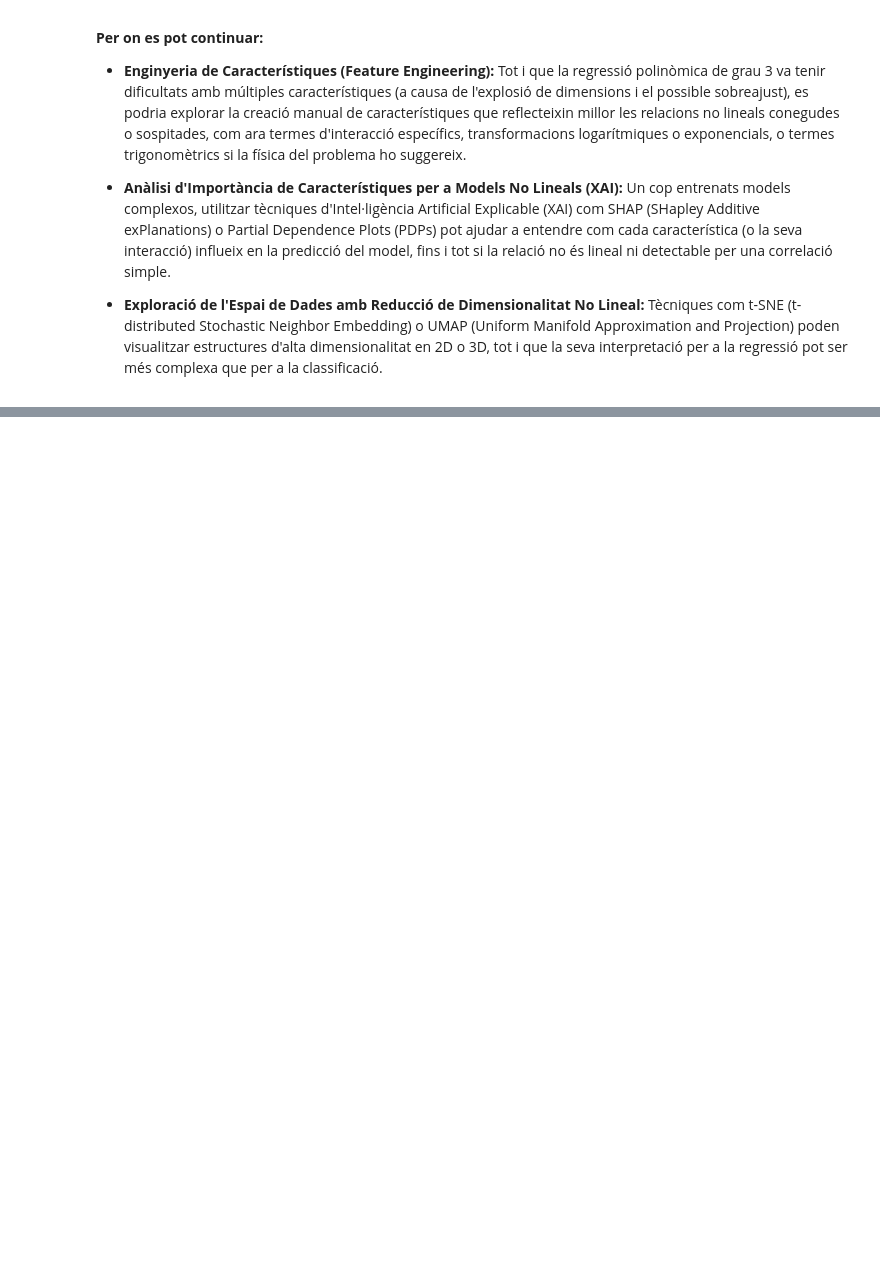
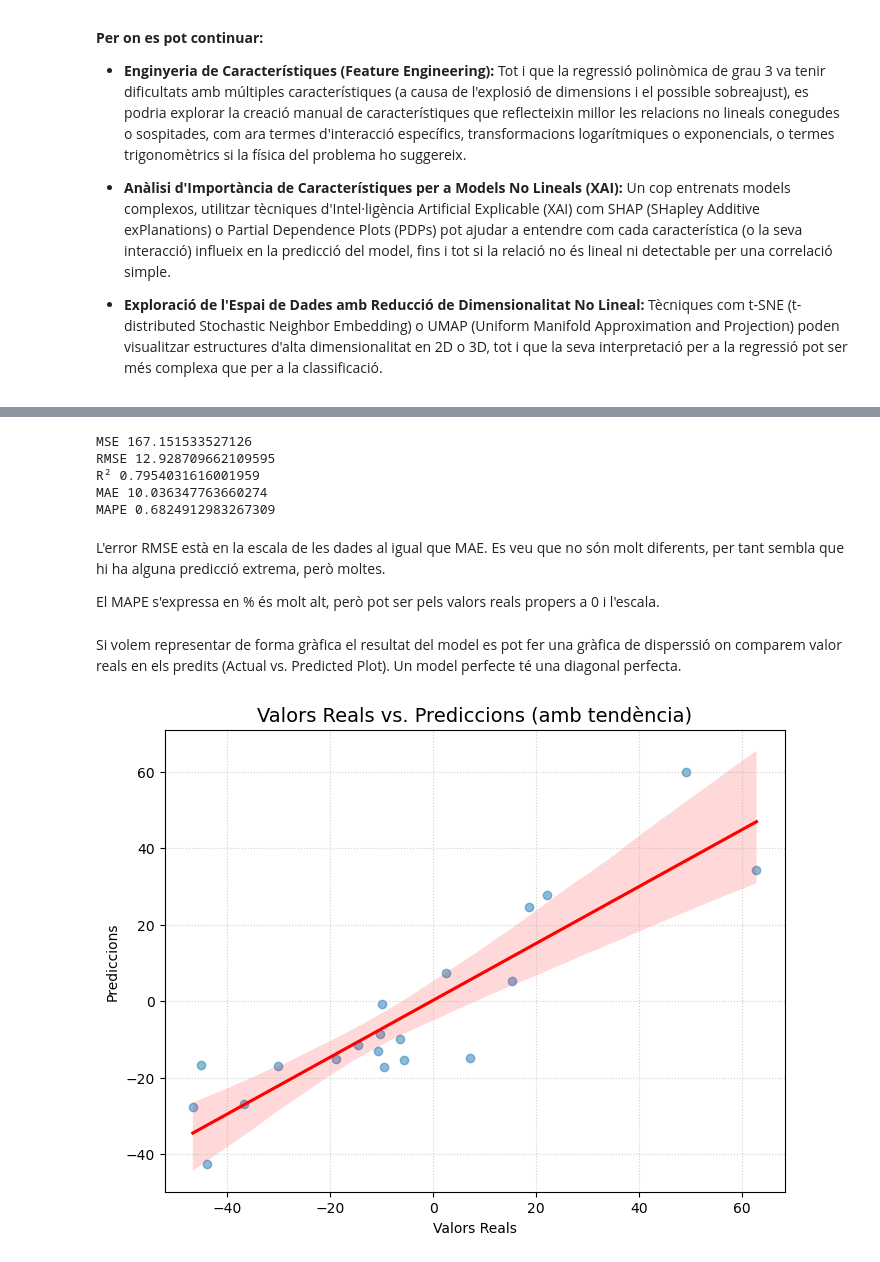
Before and after one commit to xxjcaxx/Disseny-i-avaluacio-de-models, a Jupyter notebook: apunts/documents/regressió.ipynb, the cells around one changed output, grey strips where cells are left out. Drawn from its saved outputs; the diff is of its cells as text; code cells hidden in the pictures; blank space fills up the shorter version.

```diff
--- a/apunts/documents/regressió.ipynb
+++ b/apunts/documents/regressió.ipynb
@@ -2140,0 +2158,76 @@ Aquest problema és difícil d'analitzar amb gràfiques que simplifiquen dades m
+# %%
+# Importar les biblioteques necessàries
+import numpy as np
+import pandas as pd
+from sklearn.linear_model import (LinearRegression, SGDRegressor, Ridge, Lasso, ElasticNet, Lars, BayesianRidge)
+from sklearn.preprocessing import PolynomialFeatures, StandardScaler
+from sklearn.ensemble import RandomForestRegressor, GradientBoostingRegressor, VotingRegressor
+from sklearn.svm import SVR
+from sklearn.model_selection import train_test_split
+from sklearn.metrics import mean_squared_error, r2_score, mean_absolute_error, mean_absolute_percentage_error, root_mean_squared_log_error
+import matplotlib.pyplot as plt
+
+# Generar dades amb múltiples característiques (5 característiques en aquest cas)
+np.random.seed(42)
+n_features = 5
+X = np.random.uniform(-3, 3, size=(100, n_features))  # Generar valors uniformes entre -3 i 3 per a 5 característiques
+y = (
+    3 * X[:, 0]**3 - 2 * X[:, 1]**2 + 5 * np.sin(5 * X[:, 2]) +
+    2 * np.cos(3 * X[:, 3]) + 0.5 * X[:, 4] + np.random.normal(0, 10, size=(X.shape[0],))
+)
+
+#print(X.shape,y.shape)
+
+# Dividir les dades en conjunts d'entrenament i prova
+X_train, X_test, y_train, y_test = train_test_split(X, y, test_size=0.2, random_state=42)
+
+# Escalar les dades per a algorismes sensibles a l'escala
+scaler = StandardScaler()
+X_train_scaled = scaler.fit_transform(X_train)
+X_test_scaled = scaler.transform(X_test)
+
+model = RandomForestRegressor(n_estimators=100, random_state=42)
+
+model.fit(X_train_scaled, y_train.ravel())
+y_pred = model.predict(X_test_scaled)
+
+    # Calcular mètriques de rendiment
+mse = mean_squared_error(y_test, y_pred)
+rmse = np.sqrt(mse)
+r2 = r2_score(y_test, y_pred)
+mae = mean_absolute_error(y_test,y_pred)
+mape = mean_absolute_percentage_error(y_test,y_pred)
+#rmsle = root_mean_squared_log_error(y_test,y_pred)
+
+print("MSE",mse)
+print("RMSE",rmse)
+print("R²",r2)
+print("MAE",mae)
+print("MAPE",mape)
+#print("RMSLE",rmsle)
+# %% [output]
+MSE 167.151533527126
+RMSE 12.928709662109595
+R² 0.7954031616001959
+MAE 10.036347763660274
+MAPE 0.6824912983267309
+# %% [markdown]
+L'error RMSE està en la escala de les dades al igual que MAE. Es veu que no són molt diferents, per tant sembla que hi ha alguna predicció extrema, però moltes.
+
+El MAPE s'expressa en % és molt alt, però pot ser pels valors reals propers a 0 i l'escala.
+# %% [markdown]
+
+Si volem representar de forma gràfica el resultat del model es pot fer una gràfica de disperssió on comparem valor reals en els predits (Actual vs. Predicted Plot). Un model perfecte té una diagonal perfecta.
+# %%
+plt.figure(figsize=(8, 6))
+
+# Dibuixa els punts i la línia de tendència ajustada
+sns.regplot(x=y_test, y=y_pred, scatter_kws={'alpha': 0.5}, line_kws={'color': 'red'})
+
+plt.title('Valors Reals vs. Prediccions (amb tendència)', fontsize=14)
+plt.xlabel('Valors Reals')
+plt.ylabel('Prediccions')
+plt.grid(True, linestyle=':', alpha=0.6)
+plt.show()
+# %% [output]
+[figure, added]
```
Also changed, not shown: parts of 7 cells of this notebook, 2 other files.
